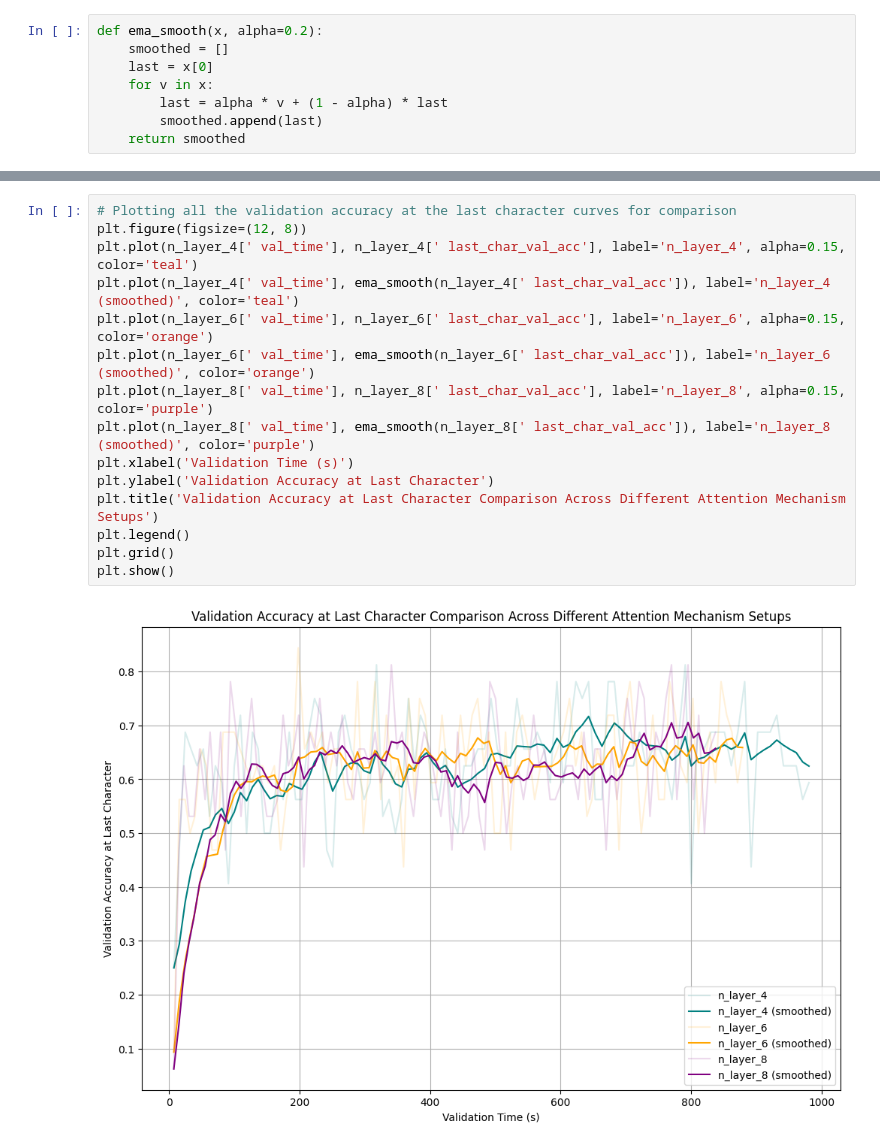
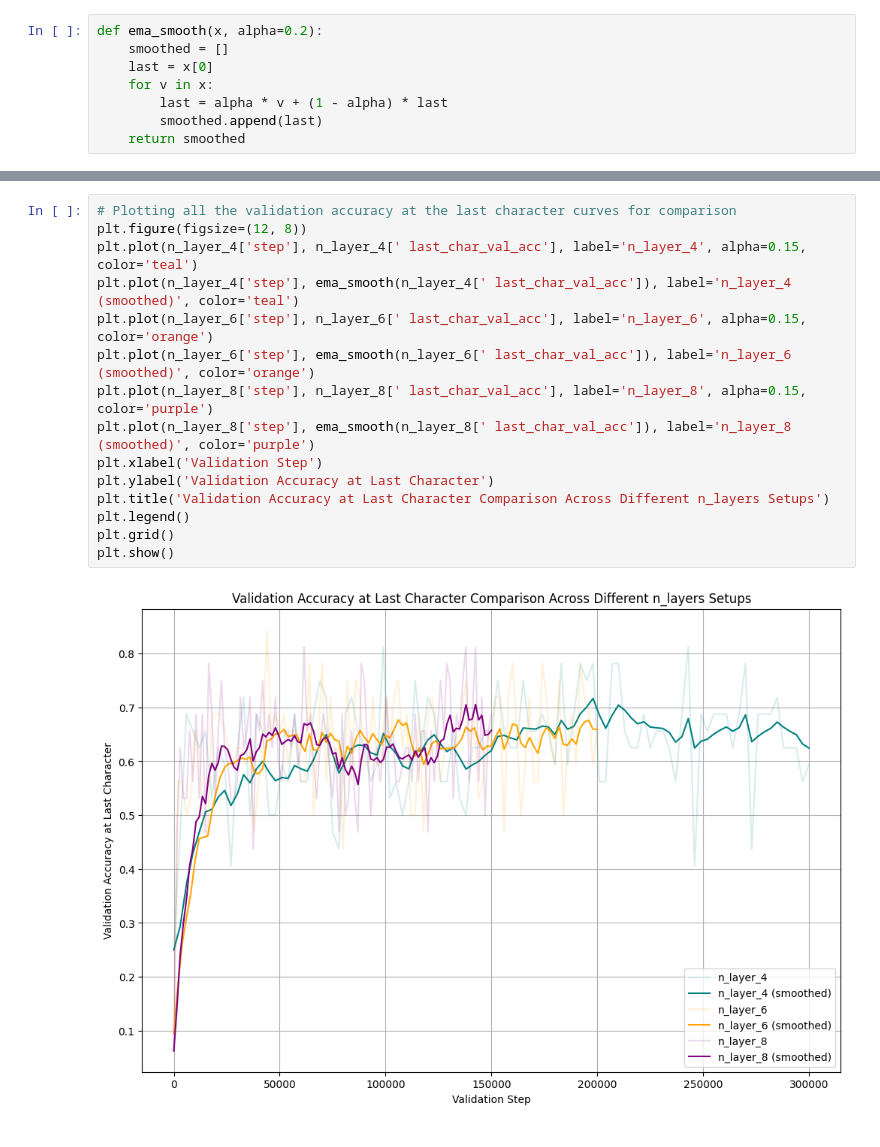
Before and after one commit to robbiechia/character_LLM, a Jupyter notebook: ablations/5.model_params/6.1.n_layers/results_comparison.ipynb, the cells around one changed output, grey strips where cells are left out. Drawn from its saved outputs; the diff is of its cells as text.

```diff
--- a/ablations/5.model_params/6.1.n_layers/results_comparison.ipynb
+++ b/ablations/5.model_params/6.1.n_layers/results_comparison.ipynb
@@ -55,17 +55,17 @@ plt.show()
 # %%
 # Plotting all the validation accuracy at the last character curves for comparison
 plt.figure(figsize=(12, 8))
-plt.plot(n_layer_4[' val_time'], n_layer_4[' last_char_val_acc'], label='n_layer_4', alpha=0.15, color='teal')
-plt.plot(n_layer_4[' val_time'], ema_smooth(n_layer_4[' last_char_val_acc']), label='n_layer_4 (smoothed)', color='teal')
-plt.plot(n_layer_6[' val_time'], n_layer_6[' last_char_val_acc'], label='n_layer_6', alpha=0.15, color='orange')
-plt.plot(n_layer_6[' val_time'], ema_smooth(n_layer_6[' last_char_val_acc']), label='n_layer_6 (smoothed)', color='orange')
-plt.plot(n_layer_8[' val_time'], n_layer_8[' last_char_val_acc'], label='n_layer_8', alpha=0.15, color='purple')
-plt.plot(n_layer_8[' val_time'], ema_smooth(n_layer_8[' last_char_val_acc']), label='n_layer_8 (smoothed)', color='purple')
-plt.xlabel('Validation Time (s)')
+plt.plot(n_layer_4['step'], n_layer_4[' last_char_val_acc'], label='n_layer_4', alpha=0.15, color='teal')
+plt.plot(n_layer_4['step'], ema_smooth(n_layer_4[' last_char_val_acc']), label='n_layer_4 (smoothed)', color='teal')
+plt.plot(n_layer_6['step'], n_layer_6[' last_char_val_acc'], label='n_layer_6', alpha=0.15, color='orange')
+plt.plot(n_layer_6['step'], ema_smooth(n_layer_6[' last_char_val_acc']), label='n_layer_6 (smoothed)', color='orange')
+plt.plot(n_layer_8['step'], n_layer_8[' last_char_val_acc'], label='n_layer_8', alpha=0.15, color='purple')
+plt.plot(n_layer_8['step'], ema_smooth(n_layer_8[' last_char_val_acc']), label='n_layer_8 (smoothed)', color='purple')
+plt.xlabel('Validation Step')
 plt.ylabel('Validation Accuracy at Last Character')
-plt.title('Validation Accuracy at Last Character Comparison Across Different Attention Mechanism Setups')
+plt.title('Validation Accuracy at Last Character Comparison Across Different n_layers Setups')
 plt.legend()
 plt.grid()
 plt.show()
 # %% [output]
-[figure, old version]
+[figure, new version]
```
Also changed, not shown: parts of 2 cells of this notebook, 4 other files.
